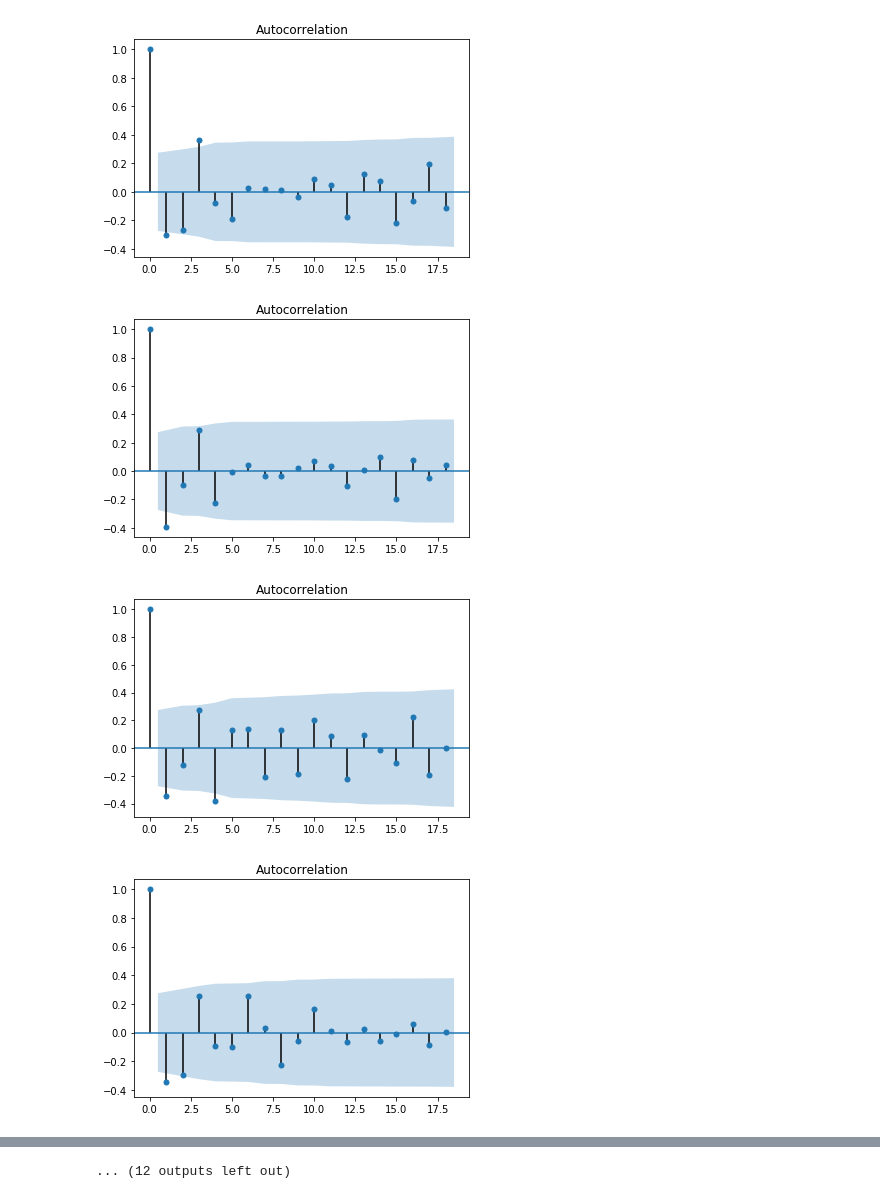
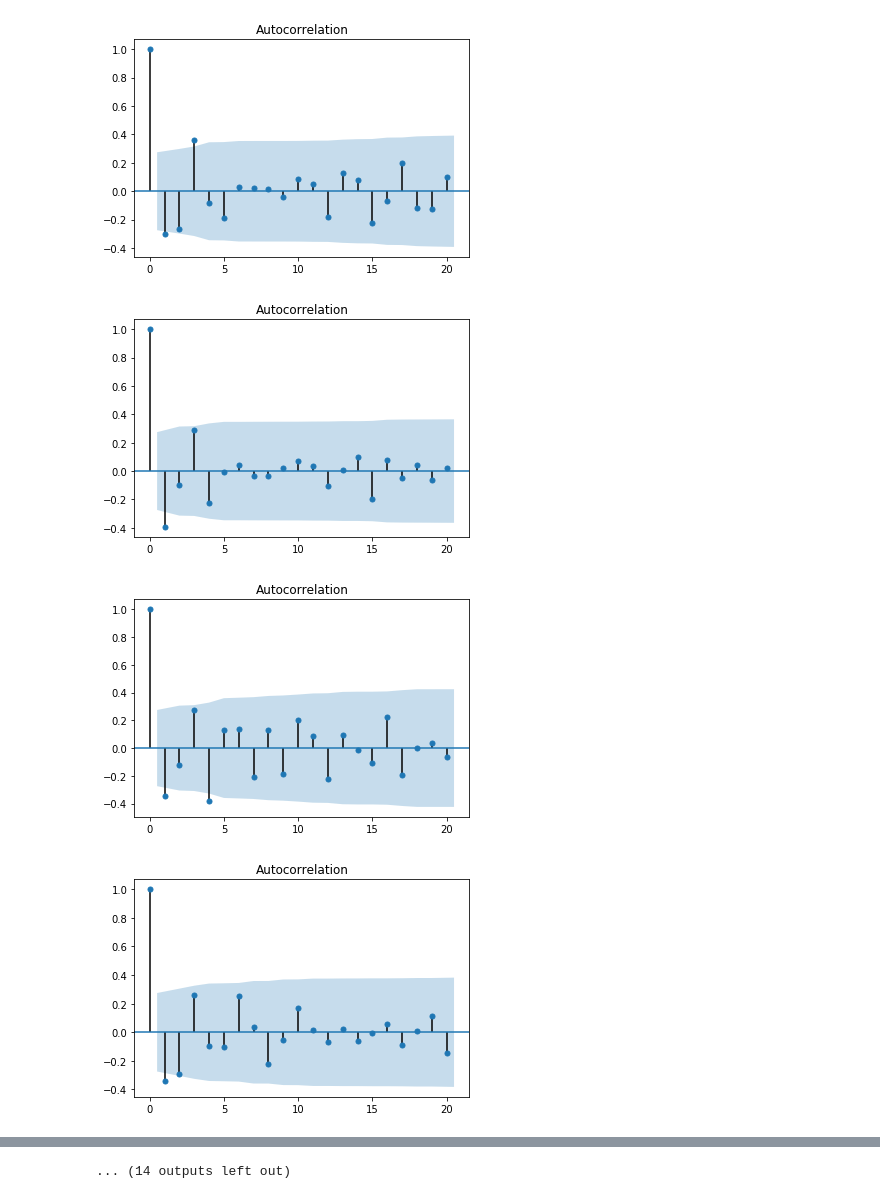
Before and after one commit to ERAUMECR/T_S_Analysis, a Jupyter notebook: Mondays_17_18_19.ipynb, the cells around one changed output, grey strips where cells are left out. Drawn from its saved outputs; the diff is of its cells as text; code cells hidden in the pictures.

```diff
--- a/Mondays_17_18_19.ipynb
+++ b/Mondays_17_18_19.ipynb
@@ -8,8 +8,9 @@ from matplotlib import pyplot as plt
 from statsmodels.tsa.arima_process import ArmaProcess
 from statsmodels.tsa.arima_model import ARMA
 
-# HOME DIRECTION
-data_mondays = pd.read_excel('C:/Users/ERIC/Desktop/T_S_Analysis/PML HISTÓRICO PARA EL NODO 01OTM-230 (OTUMBA MANIOBRAS) (1).xlsm', 2)
+# HOME DIRECTION 'C:/Users/ERIC/Desktop/T_S_Analysis/PML HISTÓRICO PARA EL NODO 01OTM-230 (OTUMBA MANIOBRAS) (1).xlsm'
+# ORCA 'C:/Users/Operaciones F/T_S_Analysis'
+data_mondays = pd.read_excel('C:/Users/Operaciones F/T_S_Analysis/PML HISTÓRICO PARA EL NODO 01OTM-230 (OTUMBA MANIOBRAS) (1).xlsm', 2)
 
 # ALL DATA
 data_mondays = pd.DataFrame(data_mondays)
@@ -24,6 +25,10 @@ data_18 = pd.DataFrame(data_18)
 # DATA FROM 2019
 data_19 = data_mondays.iloc[:, 51:75].values
 data_19 = pd.DataFrame(data_19)
-data_17.head()
+# DATA FROM 2019
+data_20 = data_mondays.iloc[:, 76:100].values
+data_20 = pd.DataFrame(data_20)
+
+data_20.head()
 # %% [output]
 |  | 0 | 1 | 2 | 3 | 4 | 5 | 6 | 7 | 8 | 9 | ... | ... |
@@ -35,13 +40 @@ data_17.head()
 5 rows × 24 columns
-# %%
-# AUTOCORRELATION FOR ALL THE HOURS, ALL MONDAYS IN THE 3 YEARS
-autocorr = []
-daily_diff = data_17.diff(axis = 0, periods = 1)
-for i in range(24):
-    autocorr.append(daily_diff[i].autocorr())
-
-# Change the column '0' to 'Autocorrelation'
-autocorr = pd.DataFrame(autocorr)
-autocorr.columns = ['Autocorrelation']
-#All the autocorrelations are mean reverted
-#autocorr
@@ -48,6 +103,6 @@ autocorr.columns = ['Autocorrelation']
 # %%
 for i in range(24):
     daily_diff = daily_diff.dropna()
-    plot_acf(daily_diff[i])
+    plot_acf(daily_diff[i], alpha = 0.05, lags = 20, fft = False)
     plt.show()
 # %% [output]
@@ -59,4 +114,4 @@ for i in range(24):
-[figure, old version]
+[figure, new version]
-[figure, old version]
+[figure, new version]
-[figure, old version]
+[figure, new version]
-[figure, old version]
+[figure, new version]
@@ -66 +121 @@ for i in range(24):
-... (12 outputs left out)
+... (14 outputs left out)
```
Also changed, not shown: parts of 8 cells of this notebook, 2 other files.
